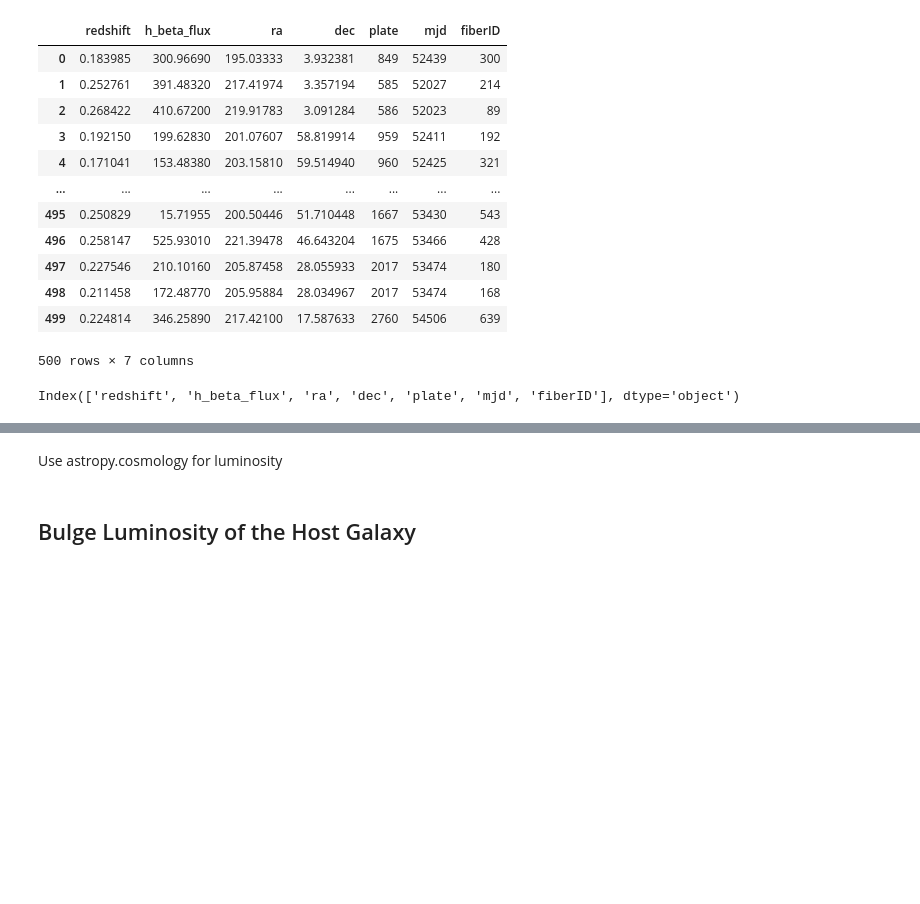
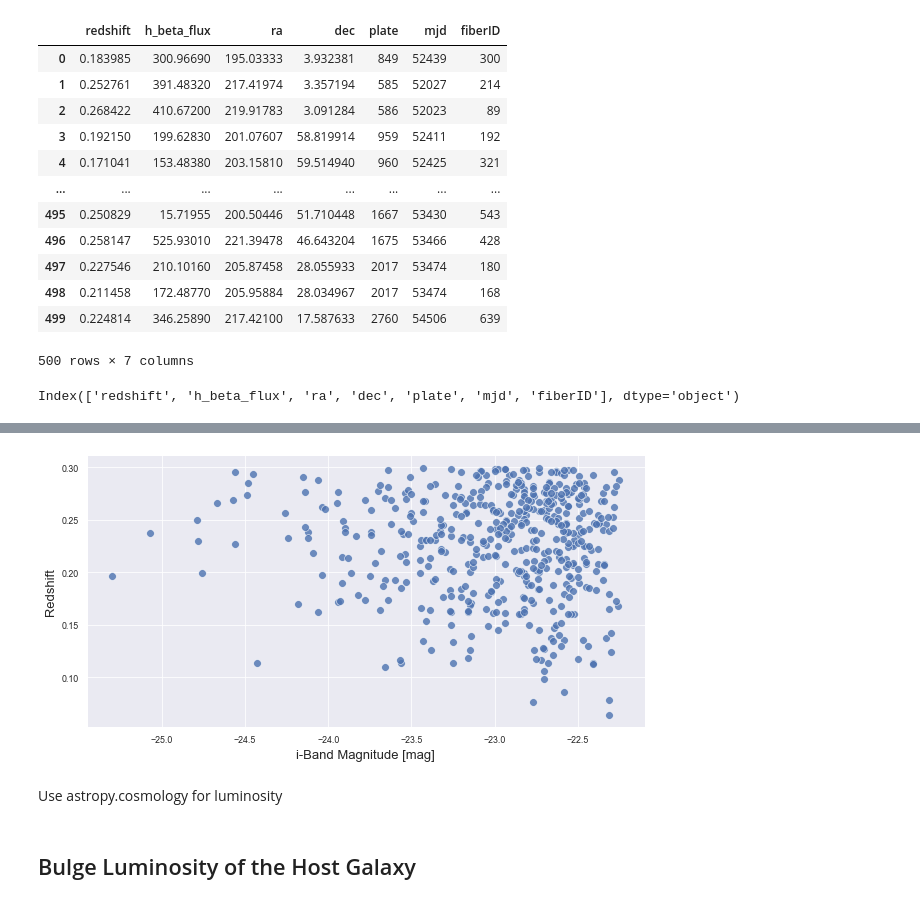
Before and after one commit to NicoGalvarino/AGN_Tutorials_Git, a Jupyter notebook: Tutorial_3_BH_params/Tutorial_3_BH_AD.ipynb, the cells around one changed output, grey strips where cells are left out. Saved outputs shown, nothing was run; the diff lists cells and outputs as text; code cells hidden in the pictures; blank space fills up the shorter version.

```diff
--- a/Tutorial_3_BH_params/Tutorial_3_BH_AD.ipynb
+++ b/Tutorial_3_BH_params/Tutorial_3_BH_AD.ipynb
@@ -164,3 +196,16 @@ qsos
+# %%
+f, ax = plt.subplots(figsize=(10, 5))
+
+sns.scatterplot(data=qsos, x='iMAG', y='redshift', palette='colorblind', s=60, alpha=0.8)
+
+plt.xlabel(r'i-Band Magnitude [mag]', fontsize=13);
+plt.ylabel('Redshift', fontsize=13);
+
+plt.savefig('qsos_imag_vs_z.pdf')
+
+plt.show()
+# %% [output]
+[figure, added]
 # %% [markdown]
 Use astropy.cosmology for luminosity
 # %% [markdown]
```
Also changed, not shown: parts of 15 cells of this notebook, 7 other files.
